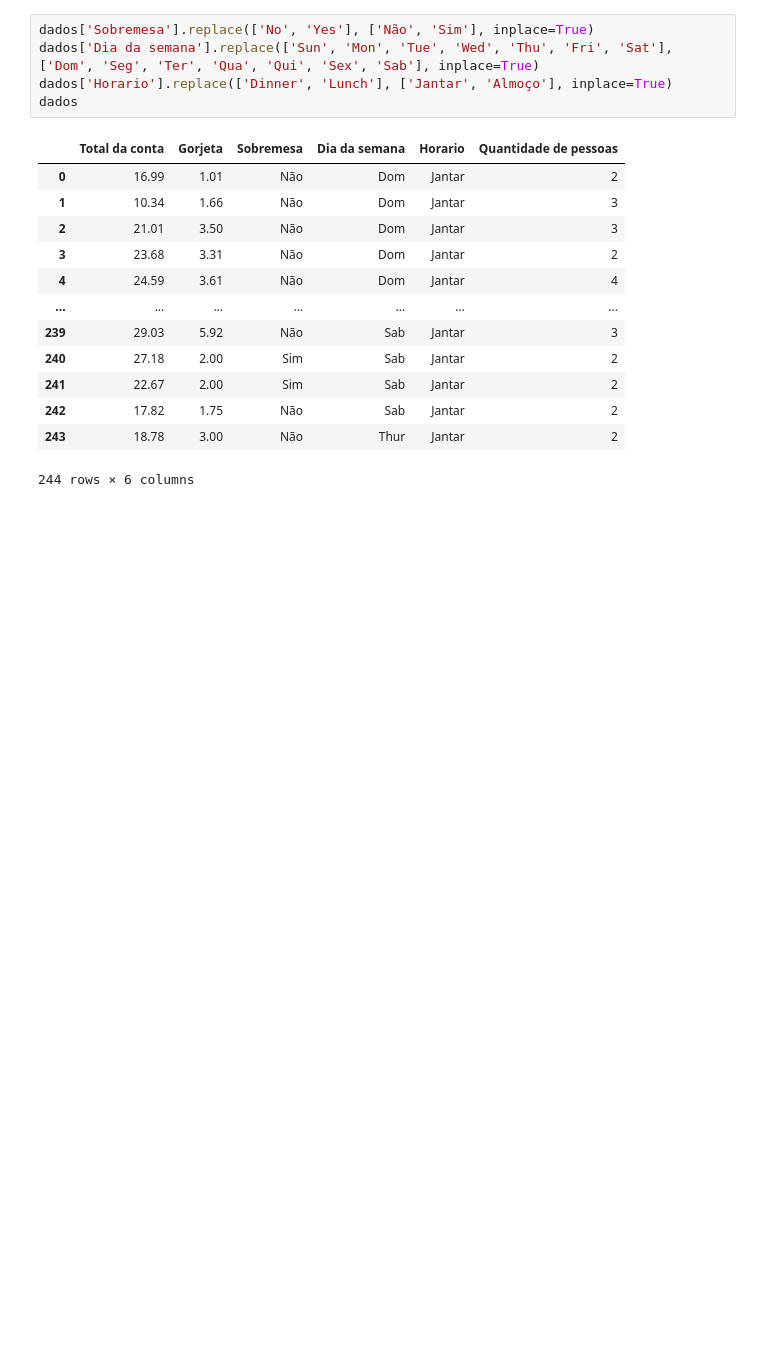
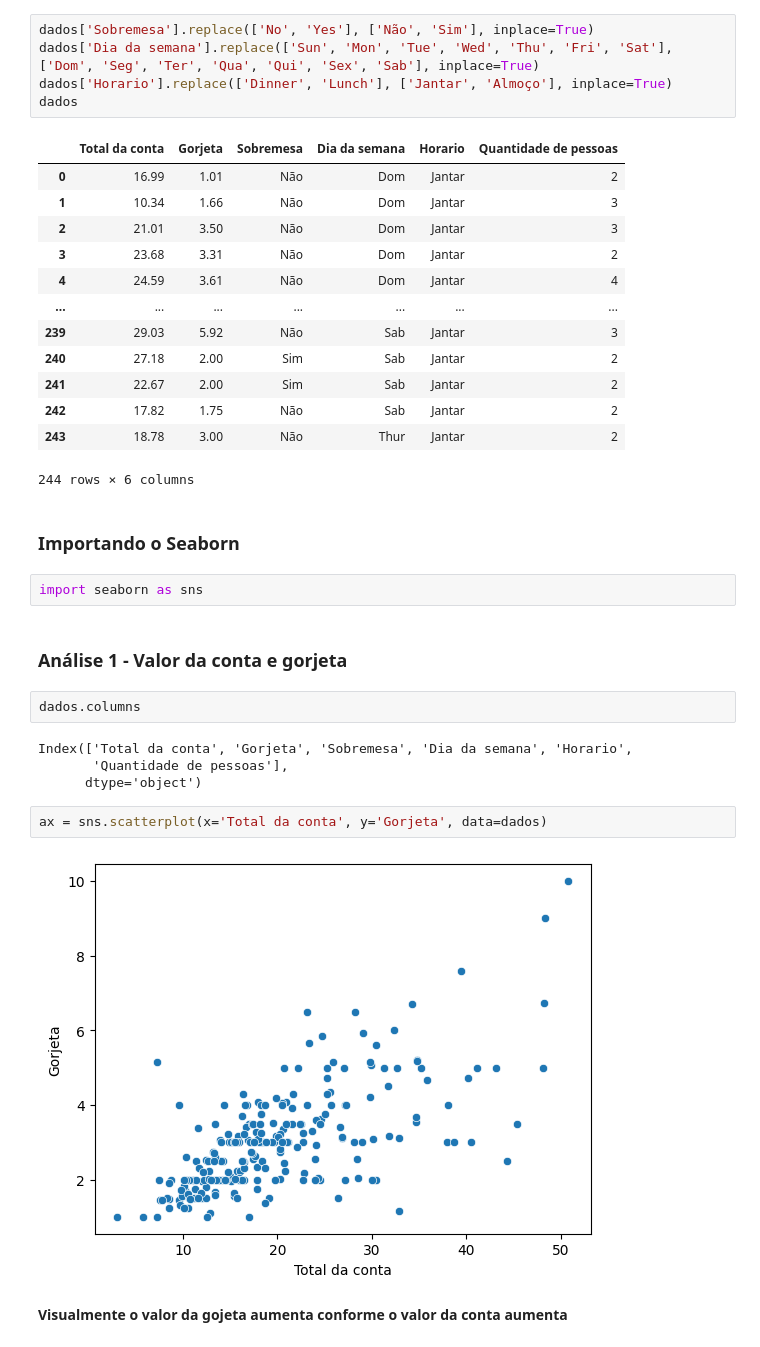
Before and after one commit to RayVilaca/Bootcamp-Data-Analytics, a Jupyter notebook: Cursos-Off/Alura/datavisualization/data-visualization.ipynb, the cells around one changed output. Cells and saved outputs as stored; diff of their text form; blank space fills up the shorter version.

```diff
--- a/Cursos-Off/Alura/datavisualization/data-visualization.ipynb
+++ b/Cursos-Off/Alura/datavisualization/data-visualization.ipynb
@@ -92,3 +92,21 @@ dados
 | 242 | 17.82 | 1.75 | Não | Sab | Jantar | 2 |
 | 243 | 18.78 | 3.00 | Não | Thur | Jantar | 2 |
 244 rows × 6 columns
+# %% [markdown]
+### Importando o Seaborn
+# %%
+import seaborn as sns
+# %% [markdown]
+### Análise 1 - Valor da conta e gorjeta
+# %%
+dados.columns
+# %% [output]
+Index(['Total da conta', 'Gorjeta', 'Sobremesa', 'Dia da semana', 'Horario',
+       'Quantidade de pessoas'],
+      dtype='object')
+# %%
+ax = sns.scatterplot(x='Total da conta', y='Gorjeta', data=dados)
+# %% [output]
+[figure, added]
+# %% [markdown]
+**Visualmente o valor da gojeta aumenta conforme o valor da conta aumenta**
```
Also changed, not shown: parts of 9 cells of this notebook.
